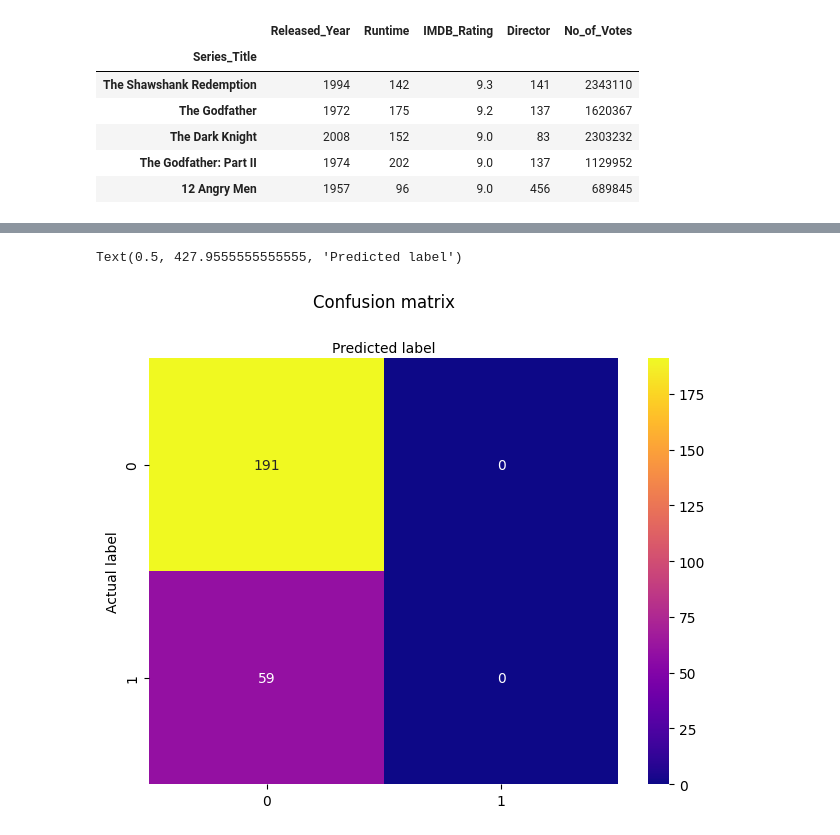
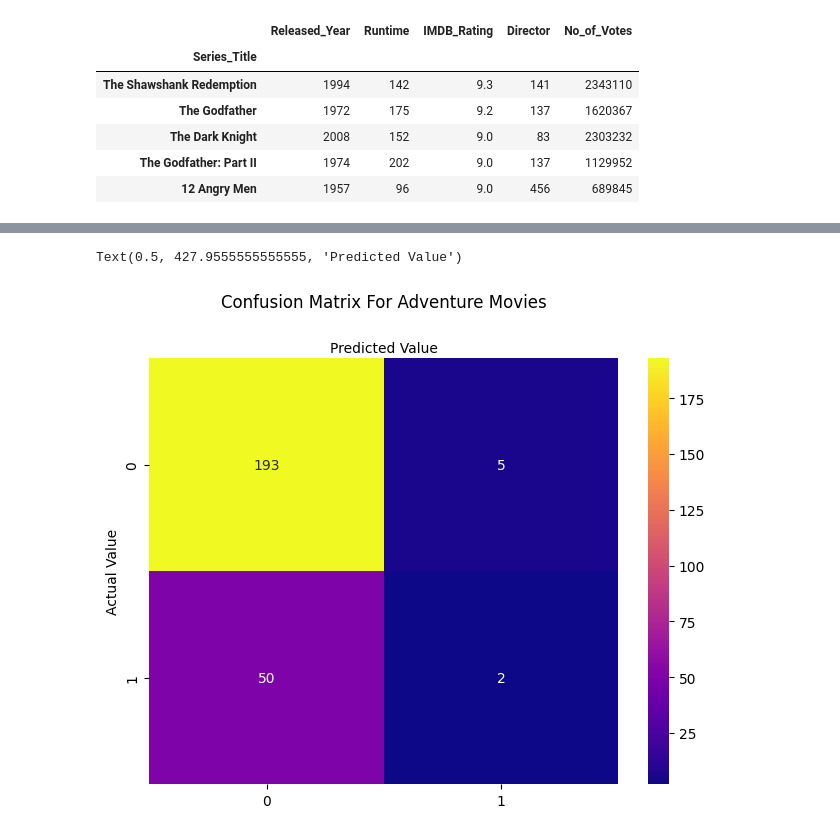
Before and after one commit to ColeDM-2020/INST-354-Project, a Jupyter notebook: Final_Project.ipynb, the cells around one changed output, grey strips where cells are left out. Saved outputs shown, nothing was run; the diff lists cells and outputs as text; code cells hidden in the pictures.

```diff
--- a/Final_Project.ipynb
+++ b/Final_Project.ipynb
@@ -285,12 +285,12 @@ crime
 # %%
-crimemovielist = crime['Series_Title'].to_list()
+adventuremovielist = adventure['Series_Title'].to_list()
 # %%
 outcome2 = []
 for movie in allmovielist:
-    if movie in crimemovielist:
+    if movie in adventuremovielist:
         outcome2.append(1)
     else:
         outcome2.append(0)
 # %%
-crime_df = movie_df
-crime_df['Outcome'] = outcome2
+adventure_df = movie_df
+adventure_df['Outcome'] = outcome2
@@ -314,6 +314,6 @@ crime_df
 # %%
-A = crime_df.drop(columns=['Outcome', 'Genre'])
-b = crime_df.Outcome
+A = adventure_df.drop(columns=['Outcome', 'Genre'])
+b = adventure_df.Outcome
 # %%
 A.head()
 # %% [output]
@@ -368,17 +382,17 @@ array([[191,   0],
 # %%
 categories = [0,1]
 fig, ax = plt.subplots()
 plt.xticks([0,1], categories)
 plt.yticks([0,1], categories)
 sns.heatmap(pd.DataFrame(conf_mat), annot=True, cmap="plasma" ,fmt='g')
 ax.xaxis.set_label_position("top")
 plt.tight_layout()
-plt.title('Confusion matrix', y=1.1)
-plt.ylabel('Actual label')
-plt.xlabel('Predicted label')
+plt.title('Confusion Matrix For Adventure Movies', y=1.1)
+plt.ylabel('Actual Value')
+plt.xlabel('Predicted Value')
 # %% [output]
-Text(0.5, 427.9555555555555, 'Predicted label')
+Text(0.5, 427.9555555555555, 'Predicted Value')
-[figure, old version]
+[figure, new version]
 # %%
 print("Accuracy:", accuracy_score(b_test, b_pred))
 print("Precision:", precision_score(b_test, b_pred))
```
Also changed, not shown: parts of 15 cells of this notebook.
